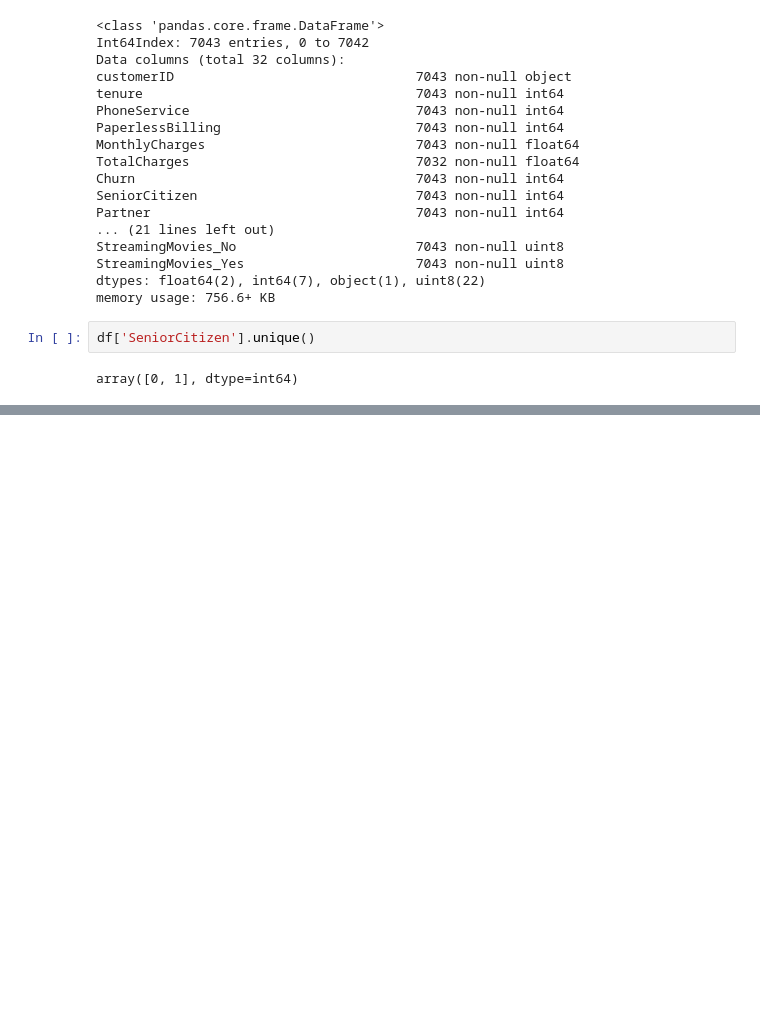
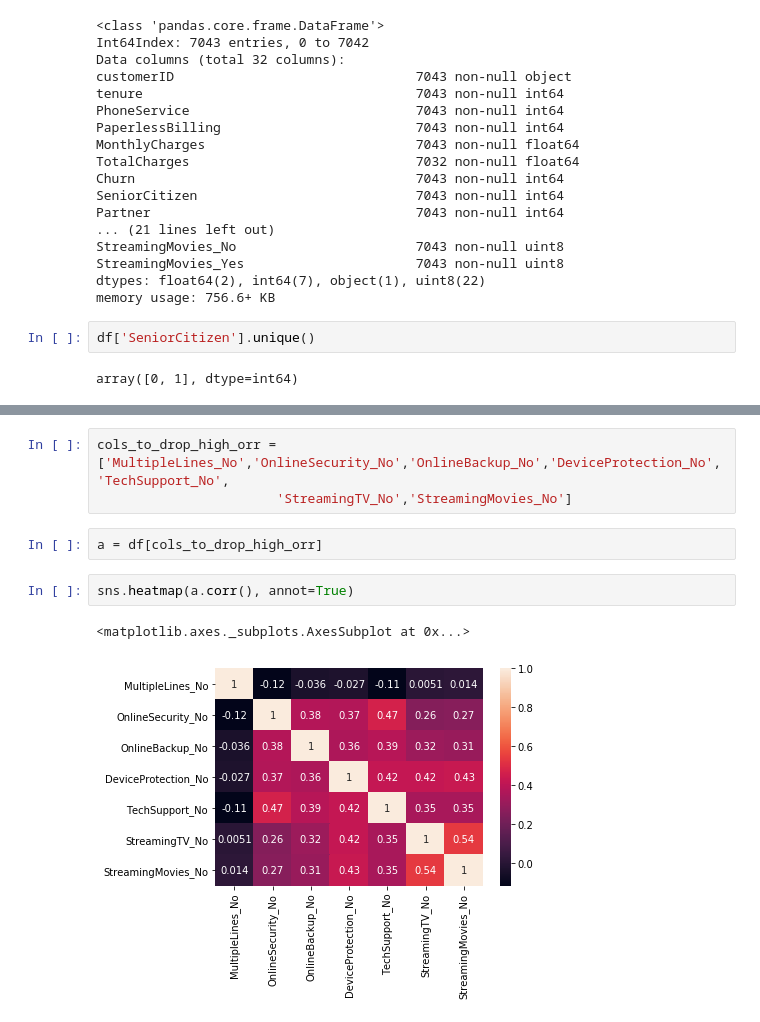
Before and after one commit to vamsigp/IIIT-B, a Jupyter notebook: 1. Statistics and Machine Learning/9. Logistic Regression/2. Multivariate Logistic Regression/TelecomChurn- MLR.ipynb, the cells around one changed output, grey strips where cells are left out. Saved outputs shown, nothing was run; the diff lists cells and outputs as text; blank space fills up the shorter version.

```diff
--- a/1. Statistics and Machine Learning/9. Logistic Regression/2. Multivariate Logistic Regression/TelecomChurn- MLR.ipynb
+++ b/1. Statistics and Machine Learning/9. Logistic Regression/2. Multivariate Logistic Regression/TelecomChurn- MLR.ipynb
@@ -287,0 +387,10 @@ array([0, 1], dtype=int64)
+# %%
+cols_to_drop_high_orr = ['MultipleLines_No','OnlineSecurity_No','OnlineBackup_No','DeviceProtection_No','TechSupport_No',
+                       'StreamingTV_No','StreamingMovies_No']
+# %%
+a = df[cols_to_drop_high_orr]
+# %%
+sns.heatmap(a.corr(), annot=True)
+# %% [output]
+<matplotlib.axes._subplots.AxesSubplot at 0x...>
+[figure, added]
```
Also changed, not shown: parts of 37 cells of this notebook, 1 other file.
